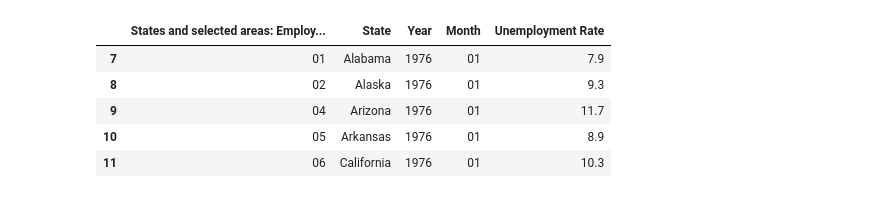
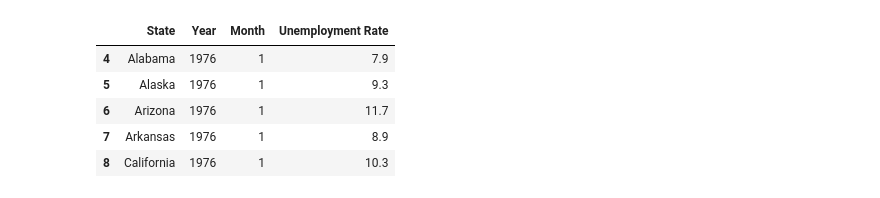
Before and after one commit to Vejaem/UofRTeamProjectAVR, a Jupyter notebook: Data Clean Up.ipynb, the cells around one changed output. Cells and saved outputs as stored; diff of their text form; code cells hidden in the pictures.

```diff
--- a/Data Clean Up.ipynb
+++ b/Data Clean Up.ipynb
@@ -14,4 +14,4 @@ unemploy_file.head()
 # %%
-unemploy_file = unemploy_file.drop([0,1,2,3,4,6])
+unemploy_file = unemploy_file.drop([0,1,2,3])
 unemploy_file.head()
 # %% [output]
@@ -24,5 +24,5 @@ unemploy_file.head()
 # %%
-unemploy_file = unemploy_file.drop(['Unnamed: 4', 'Unnamed: 5', 'Unnamed: 6', 'Unnamed: 7', 'Unnamed: 8',
-                                 'Unnamed: 9'], axis=1)
+unemploy_file = unemploy_file.drop(['Civilian non-institutional population', 'Civilian labor force', 'Unnamed: 5','Unnamed: 6',
+                                    'Unnamed: 7', 'Unnamed: 8'], axis=1)
 unemploy_file.head()
 # %% [output]
@@ -35,3 +34,0 @@ unemploy_file.head()
-# %%
-unemploy_file = unemploy_file.drop([5])
-unemploy_file.head()
@@ -45,10 +35,11 @@ unemploy_file.head()
 # %%
-unemploy_file = unemploy_file.rename({'Unnamed: 1':'State', 'Unnamed: 2':'Year', 'Unnamed: 3': 'Month', 'Unnamed: 10':'Unemployment Rate'}, axis=1)
+unemploy_file = unemploy_file.rename({'State and area':'State', 'Period':'Year', 'Unnamed: 2': 'Month',
+                                      'Unnamed: 9':'Unemployment Rate'}, axis=1)
 unemploy_file.head()
 # %% [output]
-|  | States and selected areas: Employ... | State | Year | Month | Unemployment Rate |
-| 7 | 01 | Alabama | 1976 | 01 | 7.9 |
-| 8 | 02 | Alaska | 1976 | 01 | 9.3 |
-| 9 | 04 | Arizona | 1976 | 01 | 11.7 |
-| 10 | 05 | Arkansas | 1976 | 01 | 8.9 |
-| 11 | 06 | California | 1976 | 01 | 10.3 |
+|  | State | Year | Month | Unemployment Rate |
+| 4 | Alabama | 1976 | 1 | 7.9 |
+| 5 | Alaska | 1976 | 1 | 9.3 |
+| 6 | Arizona | 1976 | 1 | 11.7 |
+| 7 | Arkansas | 1976 | 1 | 8.9 |
+| 8 | California | 1976 | 1 | 10.3 |
```
Also changed, not shown: parts of 22 cells of this notebook, 3 other files.
